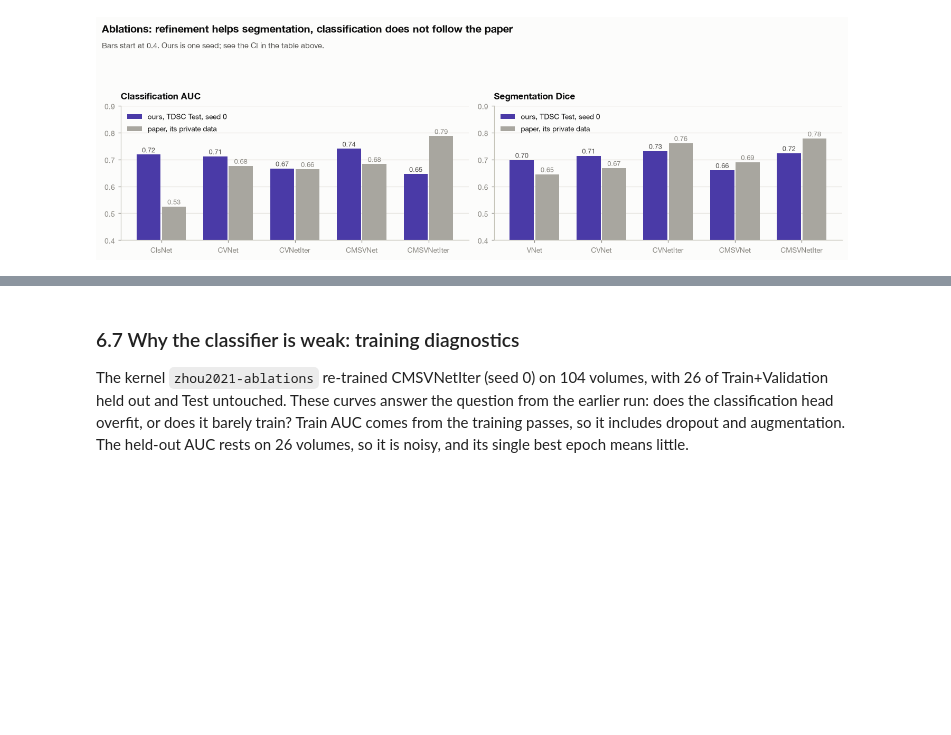
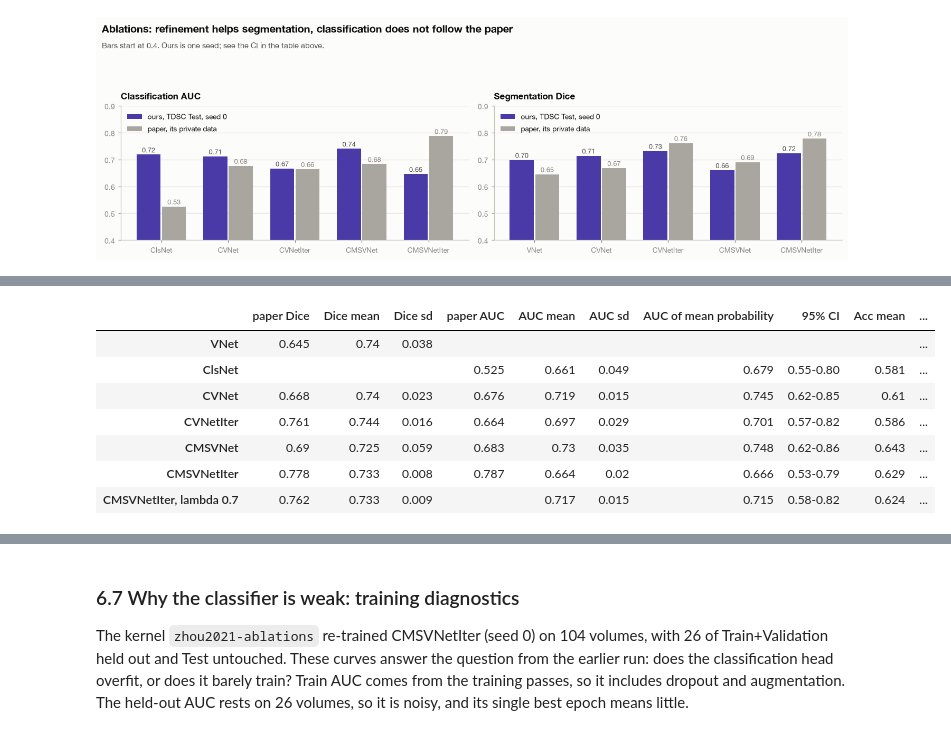
Before and after one commit to mralinp/abus-classification, a Jupyter notebook: notebooks/3-zhou2021.ipynb, the cells around one changed output, grey strips where cells are left out. Cells and saved outputs as stored; diff of their text form; code cells hidden in the pictures; blank space fills up the shorter version.

Commit message:
docs: Zhou 2021 ablations on three seeds (refinement does not help classification or Dice)

```diff
--- a/notebooks/3-zhou2021.ipynb
+++ b/notebooks/3-zhou2021.ipynb
@@ -574,0 +581,22 @@ plt.show()
+# %%
+seeds_long = pd.read_csv(RESULTS / "zhou2021_ablations_seeds.csv").replace({"model": NAMES | {"cmsvnetiter": "CMSVNetIter"}})
+seed_out = np.load(RESULTS / "zhou2021_ablation_seed_outputs.npz")
+by_model = seeds_long.groupby("model")[["AUC", "Dice", "Acc", "F1"]]
+seed_table = by_model.mean().add_suffix(" mean").join(by_model.std().add_suffix(" sd"))
+seed_probs = {NAMES[n]: np.mean([abl_out[f"prob_{n}"], seed_out[f"prob_{n}_seed1"], seed_out[f"prob_{n}_seed2"]], axis=0)
+              for n in NAMES if n != "vnet"} | {"CMSVNetIter": np.mean([probs[s] for s in SEEDS], axis=0)}
+for m, p_ in seed_probs.items():
+    seed_table.loc[m, "AUC of mean probability"] = roc_auc_score(y, p_)
+    seed_table.loc[m, "95% CI"] = "%.2f-%.2f" % tuple(auc_ci(y, p_))
+seed_table["paper AUC"], seed_table["paper Dice"] = paper_abl["AUC"], paper_abl["Dice"]
+seed_table.loc[paper_abl.index, ["paper Dice", "Dice mean", "Dice sd", "paper AUC", "AUC mean", "AUC sd",
+                                 "AUC of mean probability", "95% CI", "Acc mean", "F1 mean"]].round(3).fillna("")
+# %% [output]
+|  | paper Dice | Dice mean | Dice sd | paper AUC | AUC mean | AUC sd | AUC of mean probability | 95% CI | Acc mean | ... |
+| VNet | 0.645 | 0.74 | 0.038 |  |  |  |  |  |  | ... |
+| ClsNet |  |  |  | 0.525 | 0.661 | 0.049 | 0.679 | 0.55-0.80 | 0.581 | ... |
+| CVNet | 0.668 | 0.74 | 0.023 | 0.676 | 0.719 | 0.015 | 0.745 | 0.62-0.85 | 0.61 | ... |
+| CVNetIter | 0.761 | 0.744 | 0.016 | 0.664 | 0.697 | 0.029 | 0.701 | 0.57-0.82 | 0.586 | ... |
+| CMSVNet | 0.69 | 0.725 | 0.059 | 0.683 | 0.73 | 0.035 | 0.748 | 0.62-0.86 | 0.643 | ... |
+| CMSVNetIter | 0.778 | 0.733 | 0.008 | 0.787 | 0.664 | 0.02 | 0.666 | 0.53-0.79 | 0.629 | ... |
+| CMSVNetIter, lambda 0.7 | 0.762 | 0.733 | 0.009 |  | 0.717 | 0.015 | 0.715 | 0.58-0.82 | 0.624 | ... |
```
Also changed, not shown: parts of 5 cells of this notebook, 14 other files.
